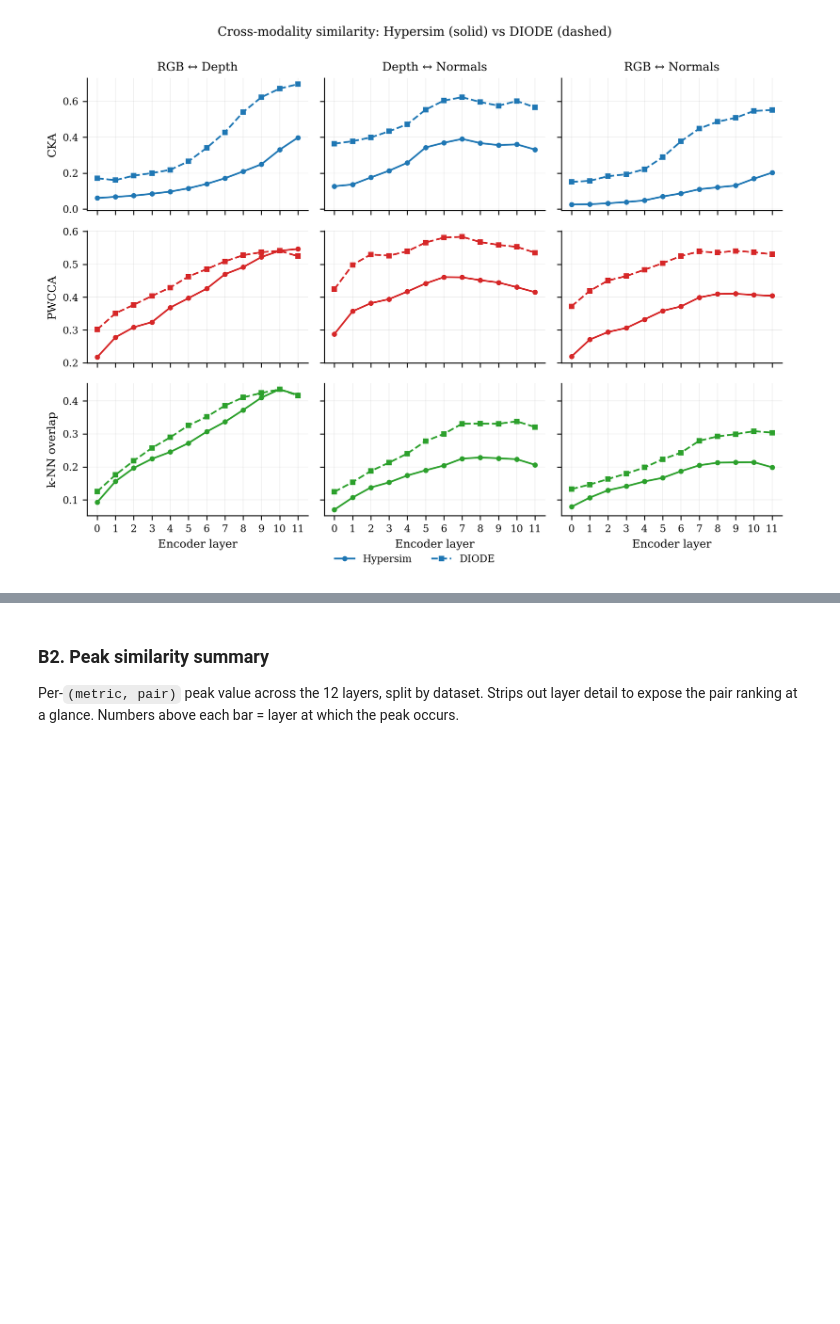
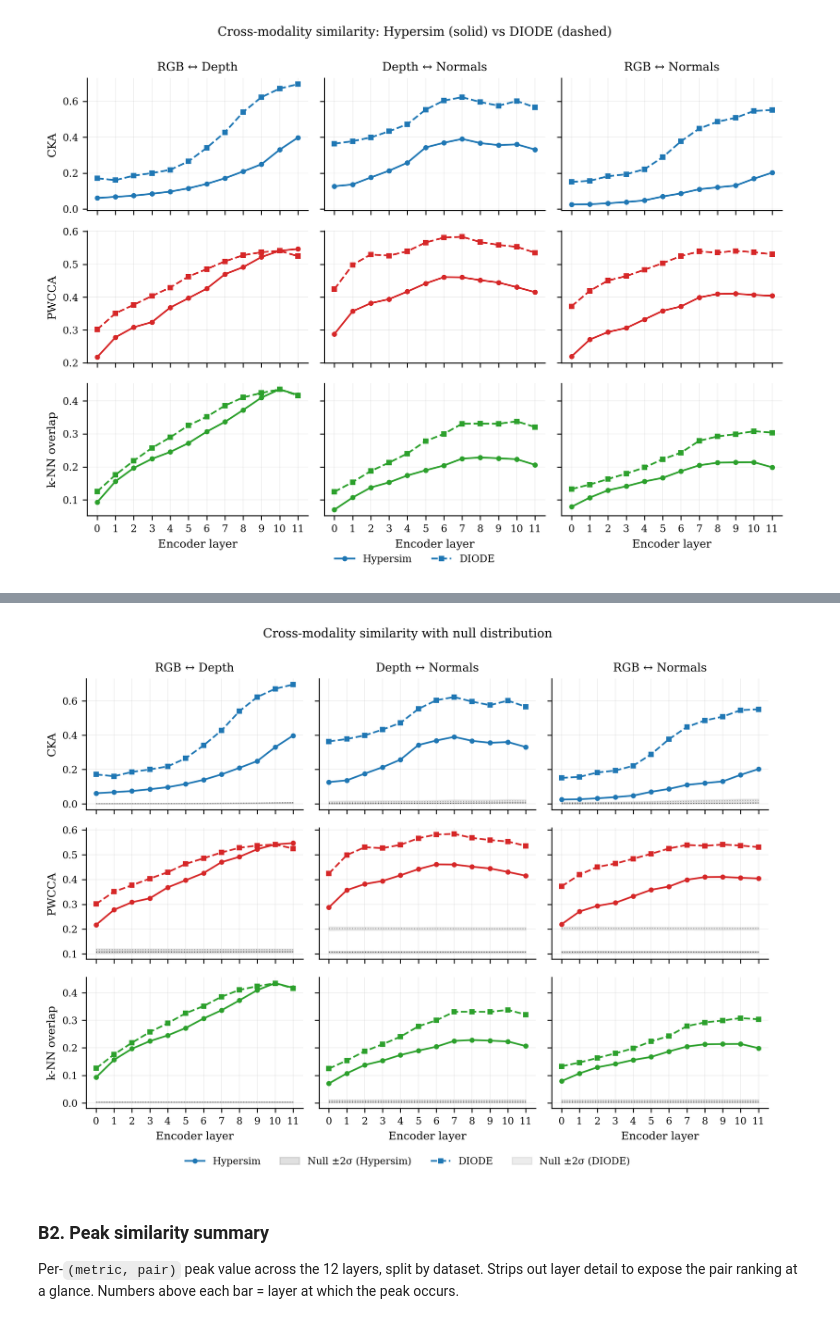
Before and after one commit to arthur-mrgt/one-trunk-or-many, a Jupyter notebook: notebooks/rq1_multipair_hypersim_diode.ipynb, the cells around one changed output, grey strips where cells are left out. Drawn from its saved outputs; the diff is of its cells as text; code cells hidden in the pictures; blank space fills up the shorter version.

```diff
--- a/notebooks/rq1_multipair_hypersim_diode.ipynb
+++ b/notebooks/rq1_multipair_hypersim_diode.ipynb
@@ -27,8 +27,8 @@ import matplotlib.pyplot as plt
 import numpy as np
 import pandas as pd
 
-CSV_HYPERSIM = Path("rq1_hypersym_100scenes_4000samplesnull.csv")
-CSV_DIODE = Path("rq1_diode_train+val_indoor+outdoor_null.csv")
+CSV_HYPERSIM = Path("Full_pipeline_hypersim_100_scenes_4000_samples_join_null.csv")
+CSV_DIODE = Path("Full_pipeline_diode_train+val_indoors+oudoor_joint_null.csv")
 OUT_DIR = Path("../figures")
 OUT_DIR.mkdir(parents=True, exist_ok=True)
 
@@ -200,3 +206,68 @@ plt.show()
+# %%
+NULL_BAND_ALPHA = 0.18
+NULL_DATASET_COLOR = {"Hypersim": "#555555", "DIODE": "#999999"}
+
+fig, axes = plt.subplots(
+    len(METRIC_ORDER), len(CROSS_PAIRS),
+    figsize=(8.5, 6),
+    sharex=True, sharey="row",
+)
+
+for i, metric in enumerate(METRIC_ORDER):
+    for j, pair in enumerate(CROSS_PAIRS):
+        ax = axes[i, j]
+        for dataset, style in DATASET_STYLE.items():
+            mask = (
+                (df["dataset"] == dataset)
+                & (df["metric"] == metric)
+                & (df["pair"] == pair)
+            )
+            curve = df[mask].sort_values("layer_idx")
+            layers = curve["layer_idx"].values
+
+            ax.plot(
+                layers, curve["value"].values,
+                linestyle=style, marker=DATASET_MARKER[dataset], markersize=3.2,
+                color=METRIC_COLOR[metric], label=dataset,
+            )
+
+            null_mu = curve["null_mean"].values
+            null_sigma = curve["null_std"].values
+            null_lo = np.clip(null_mu - 2 * null_sigma, 1e-8, None)
+            null_hi = null_mu + 2 * null_sigma
+
+            ax.fill_between(
+                layers, null_lo, null_hi,
+                color=NULL_DATASET_COLOR[dataset], alpha=NULL_BAND_ALPHA,
+                label=f"Null ±2σ ({dataset})" if (i == 0 and j == 0) else None,
+            )
+            ax.plot(
+                layers, null_mu,
+                linestyle=":", linewidth=0.8,
+                color=NULL_DATASET_COLOR[dataset],
+            )
+
+
+        if i == 0:
+            ax.set_title(PAIR_LABEL[pair])
+        if j == 0:
+            ax.set_ylabel(METRIC_LABEL[metric])
+        if i == len(METRIC_ORDER) - 1:
+            ax.set_xlabel("Encoder layer")
+        ax.set_xticks(range(0, 12))
+
+handles, labels = axes[0, 0].get_legend_handles_labels()
+fig.legend(handles, labels, loc="lower center", ncol=4, frameon=False,
+           bbox_to_anchor=(0.5, -0.04))
+fig.suptitle(
+    "Cross-modality similarity with null distribution",
+    y=1.0, fontsize=10,
+)
+fig.tight_layout()
+fig.savefig(OUT_DIR / "multipair_hypersim_vs_diode_log_null.pdf")
+plt.show()
+# %% [output]
+[figure, added]
 # %% [markdown]
 ### B2. Peak similarity summary
 
```
Also changed, not shown: parts of 1 cell of this notebook, 4 other files.
